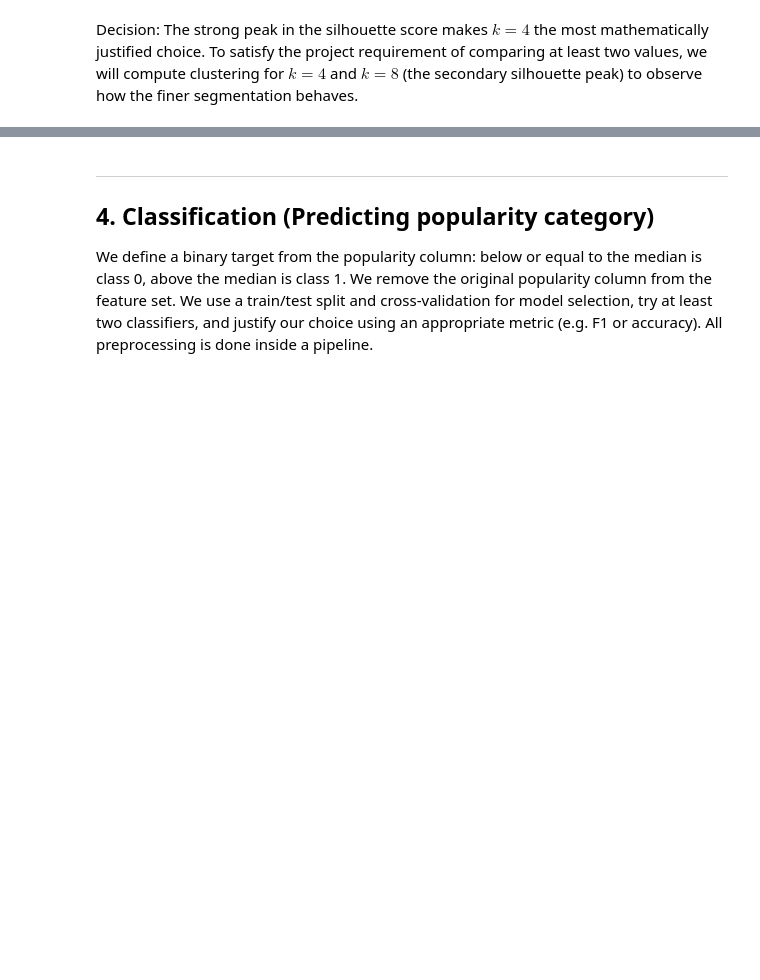
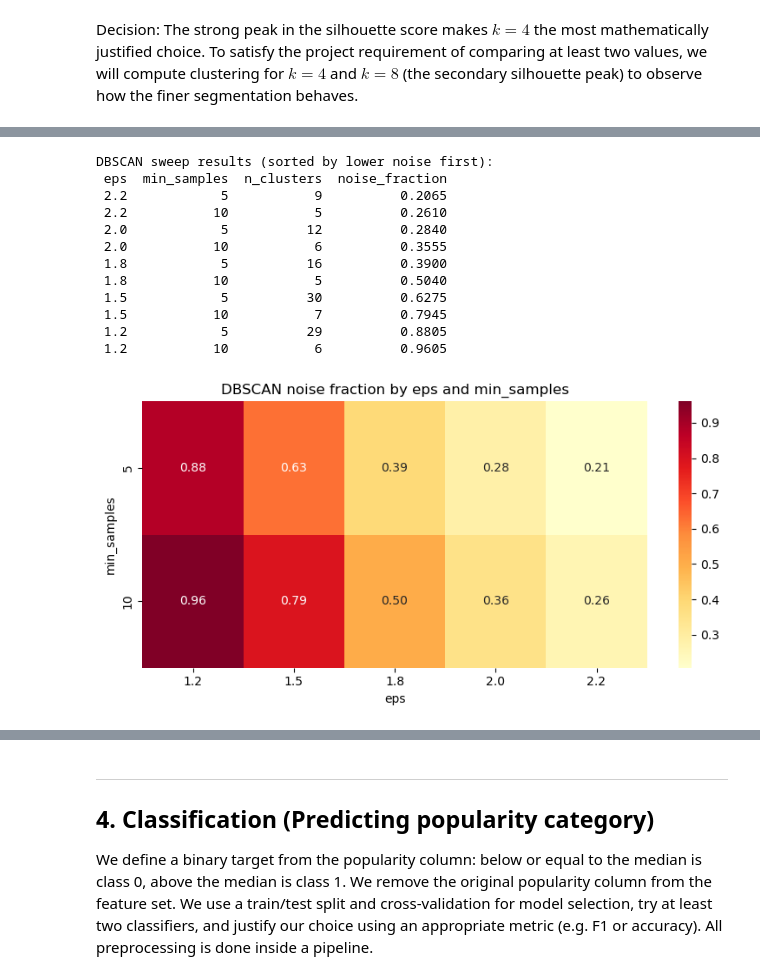
Before and after one commit to cormacGreaney/Predictive-Modelling-on-Spotify-tracks2026-Dataset, a Jupyter notebook: CS4168_Project_Notebook.ipynb, the cells around one changed output, grey strips where cells are left out. Drawn from its saved outputs; the diff is of its cells as text; code cells hidden in the pictures; blank space fills up the shorter version.

```diff
--- a/CS4168_Project_Notebook.ipynb
+++ b/CS4168_Project_Notebook.ipynb
@@ -290,9 +327,0 @@ DBSCAN does not require the number of clusters; it uses eps (maximum distance be
-# %%
-# eps and min_samples are dataset-dependent; these are starting values to try
-db = DBSCAN(eps=2.0, min_samples=5)
-labels_db = db.fit_predict(X_clust)
-n_clusters_db = len(set(labels_db)) - (1 if -1 in labels_db else 0)
-n_noise = (labels_db == -1).sum()
-print('DBSCAN number of clusters:', n_clusters_db)
-print('Number of noise points:', n_noise)
-print('Cluster sizes:', pd.Series(labels_db).value_counts().sort_index())
@@ -336,0 +331,59 @@ plt.show()
+# %%
+# DBSCAN parameter sweep to evaluate stability and noise trade-offs.
+eps_grid = [1.2, 1.5, 1.8, 2.0, 2.2]
+min_samples_grid = [5, 10]
+
+rows = []
+for eps in eps_grid:
+    for ms in min_samples_grid:
+        db = DBSCAN(eps=eps, min_samples=ms)
+        labels = db.fit_predict(X_clust)
+        n_clusters = len(set(labels)) - (1 if -1 in labels else 0)
+        noise_frac = (labels == -1).mean()
+        rows.append({
+            'eps': eps,
+            'min_samples': ms,
+            'n_clusters': n_clusters,
+            'noise_fraction': noise_frac,
+        })
+
+dbscan_results = pd.DataFrame(rows).sort_values(['noise_fraction', 'n_clusters'], ascending=[True, False])
+print('DBSCAN sweep results (sorted by lower noise first):')
+print(dbscan_results.to_string(index=False))
+
+# Visual summary: noise fraction by parameter setting.
+heat = dbscan_results.pivot(index='min_samples', columns='eps', values='noise_fraction')
+plt.figure(figsize=(8, 4))
+sns.heatmap(heat, annot=True, fmt='.2f', cmap='YlOrRd')
+plt.title('DBSCAN noise fraction by eps and min_samples')
+plt.xlabel('eps')
+plt.ylabel('min_samples')
+plt.tight_layout()
+plt.show()
+
+# Choose one interpretable setting for later comparison plots.
+chosen_eps = 2.0
+chosen_min_samples = 5
+db = DBSCAN(eps=chosen_eps, min_samples=chosen_min_samples)
+labels_db = db.fit_predict(X_clust)
+
+n_clusters_db = len(set(labels_db)) - (1 if -1 in labels_db else 0)
+n_noise = (labels_db == -1).sum()
+print(f'\nChosen DBSCAN setting: eps={chosen_eps}, min_samples={chosen_min_samples}')
+print('DBSCAN number of clusters:', n_clusters_db)
+print('Number of noise points:', n_noise)
+print('Cluster sizes:', pd.Series(labels_db).value_counts().sort_index())
+# %% [output]
+DBSCAN sweep results (sorted by lower noise first):
+ eps  min_samples  n_clusters  noise_fraction
+ 2.2            5           9          0.2065
+ 2.2           10           5          0.2610
+ 2.0            5          12          0.2840
+ 2.0           10           6          0.3555
+ 1.8            5          16          0.3900
+ 1.8           10           5          0.5040
+ 1.5            5          30          0.6275
+ 1.5           10           7          0.7945
+ 1.2            5          29          0.8805
+ 1.2           10           6          0.9605
+[figure, added]
```
Also changed, not shown: parts of 27 cells of this notebook.
